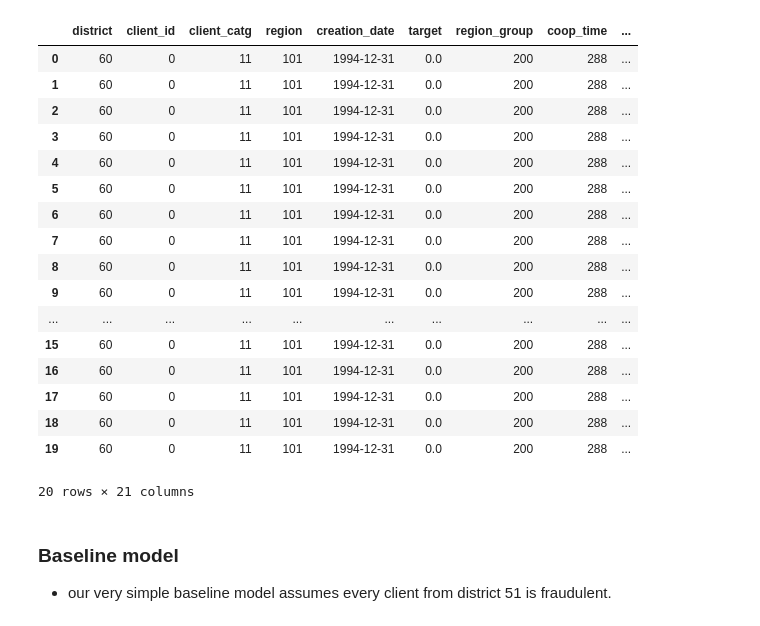
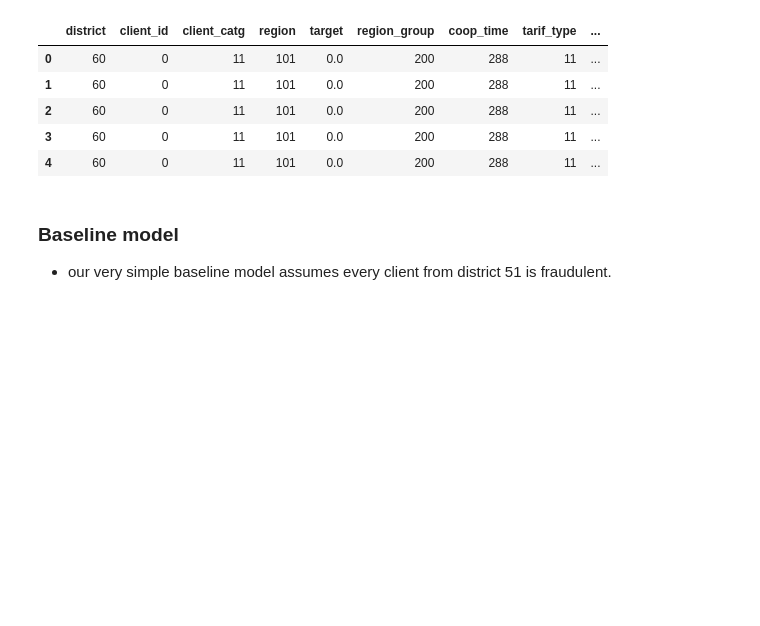
Before and after one commit to tomduese/ds-fraud-detection, a Jupyter notebook: fraud_detection_tom.ipynb, the cells around one changed output. Drawn from its saved outputs; the diff is of its cells as text; code cells hidden in the pictures; blank space fills up the shorter version.

```diff
--- a/fraud_detection_tom.ipynb
+++ b/fraud_detection_tom.ipynb
@@ -17,26 +17,14 @@ client = eda.load_data("data/train/client_train.csv")
 invoice = eda.load_data("data/train/invoice_train.csv")
 df = eda.feature_change(client, invoice)
 # %%
-df.head(20)
+df.head(5)
 # %% [output]
-|  | district | client_id | client_catg | region | creation_date | target | region_group | coop_time | ... |
-| 0 | 60 | 0 | 11 | 101 | 1994-12-31 | 0.0 | 200 | 288 | ... |
-| 1 | 60 | 0 | 11 | 101 | 1994-12-31 | 0.0 | 200 | 288 | ... |
-| 2 | 60 | 0 | 11 | 101 | 1994-12-31 | 0.0 | 200 | 288 | ... |
-| 3 | 60 | 0 | 11 | 101 | 1994-12-31 | 0.0 | 200 | 288 | ... |
-| 4 | 60 | 0 | 11 | 101 | 1994-12-31 | 0.0 | 200 | 288 | ... |
-| 5 | 60 | 0 | 11 | 101 | 1994-12-31 | 0.0 | 200 | 288 | ... |
-| 6 | 60 | 0 | 11 | 101 | 1994-12-31 | 0.0 | 200 | 288 | ... |
-| 7 | 60 | 0 | 11 | 101 | 1994-12-31 | 0.0 | 200 | 288 | ... |
-| 8 | 60 | 0 | 11 | 101 | 1994-12-31 | 0.0 | 200 | 288 | ... |
-| 9 | 60 | 0 | 11 | 101 | 1994-12-31 | 0.0 | 200 | 288 | ... |
-| ... | ... | ... | ... | ... | ... | ... | ... | ... | ... |
-| 15 | 60 | 0 | 11 | 101 | 1994-12-31 | 0.0 | 200 | 288 | ... |
-| 16 | 60 | 0 | 11 | 101 | 1994-12-31 | 0.0 | 200 | 288 | ... |
-| 17 | 60 | 0 | 11 | 101 | 1994-12-31 | 0.0 | 200 | 288 | ... |
-| 18 | 60 | 0 | 11 | 101 | 1994-12-31 | 0.0 | 200 | 288 | ... |
-| 19 | 60 | 0 | 11 | 101 | 1994-12-31 | 0.0 | 200 | 288 | ... |
+|  | district | client_id | client_catg | region | target | region_group | coop_time | tarif_type | ... |
+| 0 | 60 | 0 | 11 | 101 | 0.0 | 200 | 288 | 11 | ... |
+| 1 | 60 | 0 | 11 | 101 | 0.0 | 200 | 288 | 11 | ... |
+| 2 | 60 | 0 | 11 | 101 | 0.0 | 200 | 288 | 11 | ... |
+| 3 | 60 | 0 | 11 | 101 | 0.0 | 200 | 288 | 11 | ... |
+| 4 | 60 | 0 | 11 | 101 | 0.0 | 200 | 288 | 11 | ... |
-20 rows × 21 columns
 # %% [markdown]
 ### Baseline model
 - our very simple baseline model assumes every client from district 51 is fraudulent.
```
Also changed, not shown: parts of 11 cells of this notebook, 7 other files.
